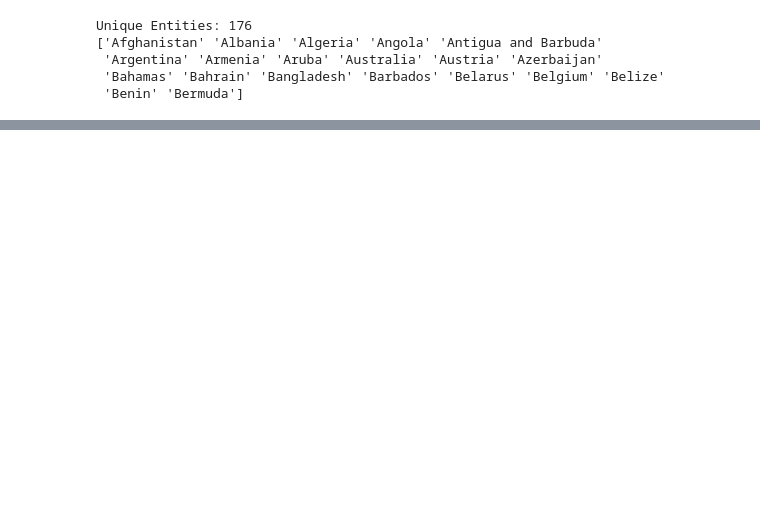
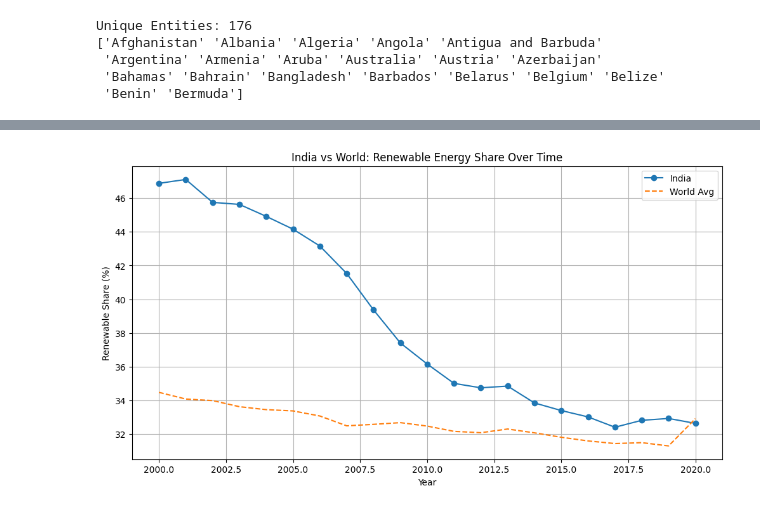
Before and after one commit to shahmoksheet/sustainable-energy, a Jupyter notebook: Week1_Global_Energy_Analysis.ipynb, the cells around one changed output, grey strips where cells are left out. Saved outputs shown, nothing was run; the diff lists cells and outputs as text; code cells hidden in the pictures; blank space fills up the shorter version.

```diff
--- a/Week1_Global_Energy_Analysis.ipynb
+++ b/Week1_Global_Energy_Analysis.ipynb
@@ -121,0 +179,16 @@ fig.show()
+# %%
+# Filter India data
+india_data = df_clean[df_clean['Entity'] == 'India']
+world_avg = df_clean.groupby('Year').mean(numeric_only=True)
+
+plt.figure(figsize=(12,6))
+plt.plot(india_data['Year'], india_data['Renewable energy share in the total final energy consumption (%)'], label='India', marker='o')
+plt.plot(world_avg.index, world_avg['Renewable energy share in the total final energy consumption (%)'], label='World Avg', linestyle='--')
+plt.title("India vs World: Renewable Energy Share Over Time")
+plt.xlabel("Year")
+plt.ylabel("Renewable Share (%)")
+plt.legend()
+plt.grid(True)
+plt.show()
+# %% [output]
+[figure, added]
```
Also changed, not shown: parts of 4 cells of this notebook.
